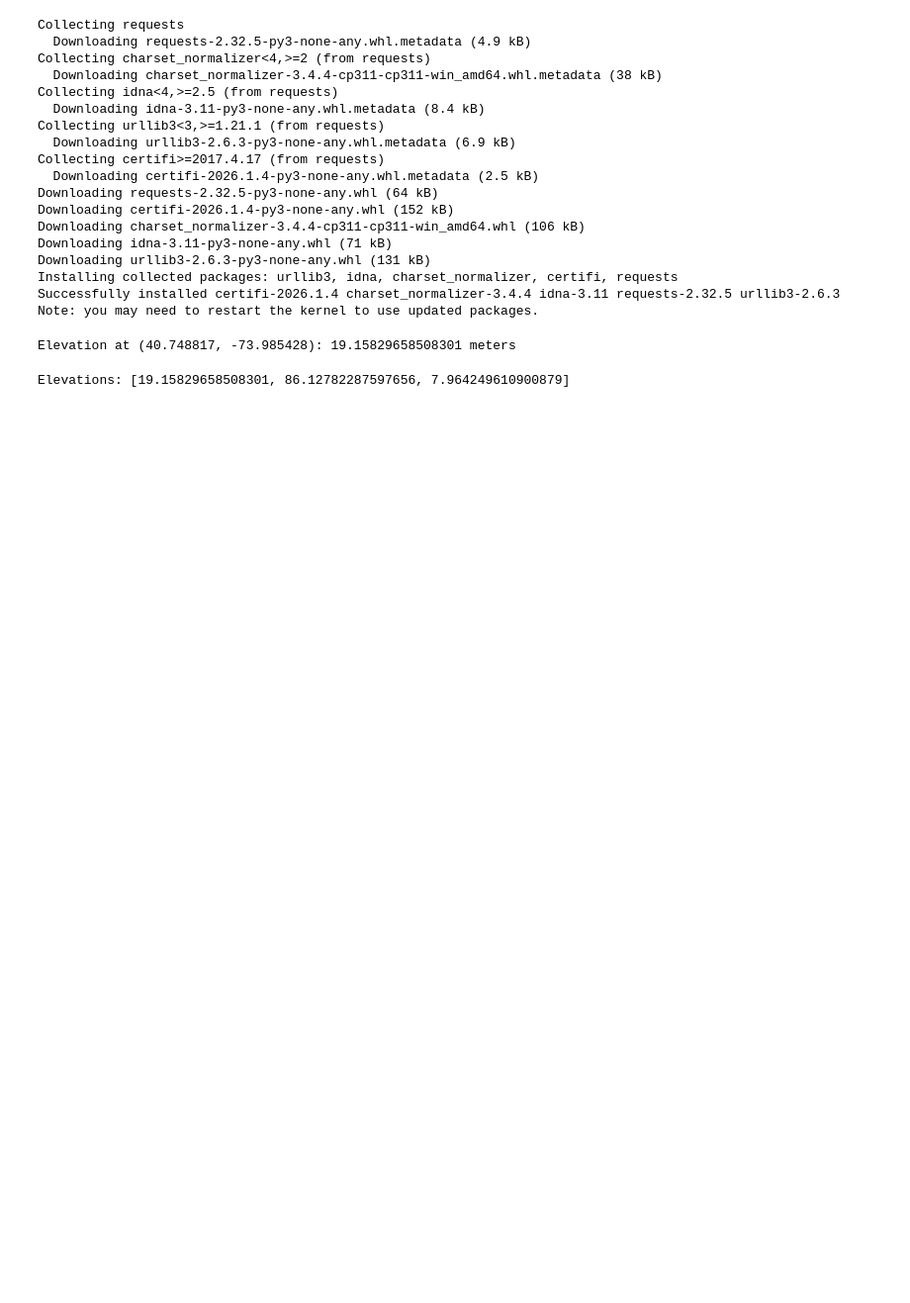
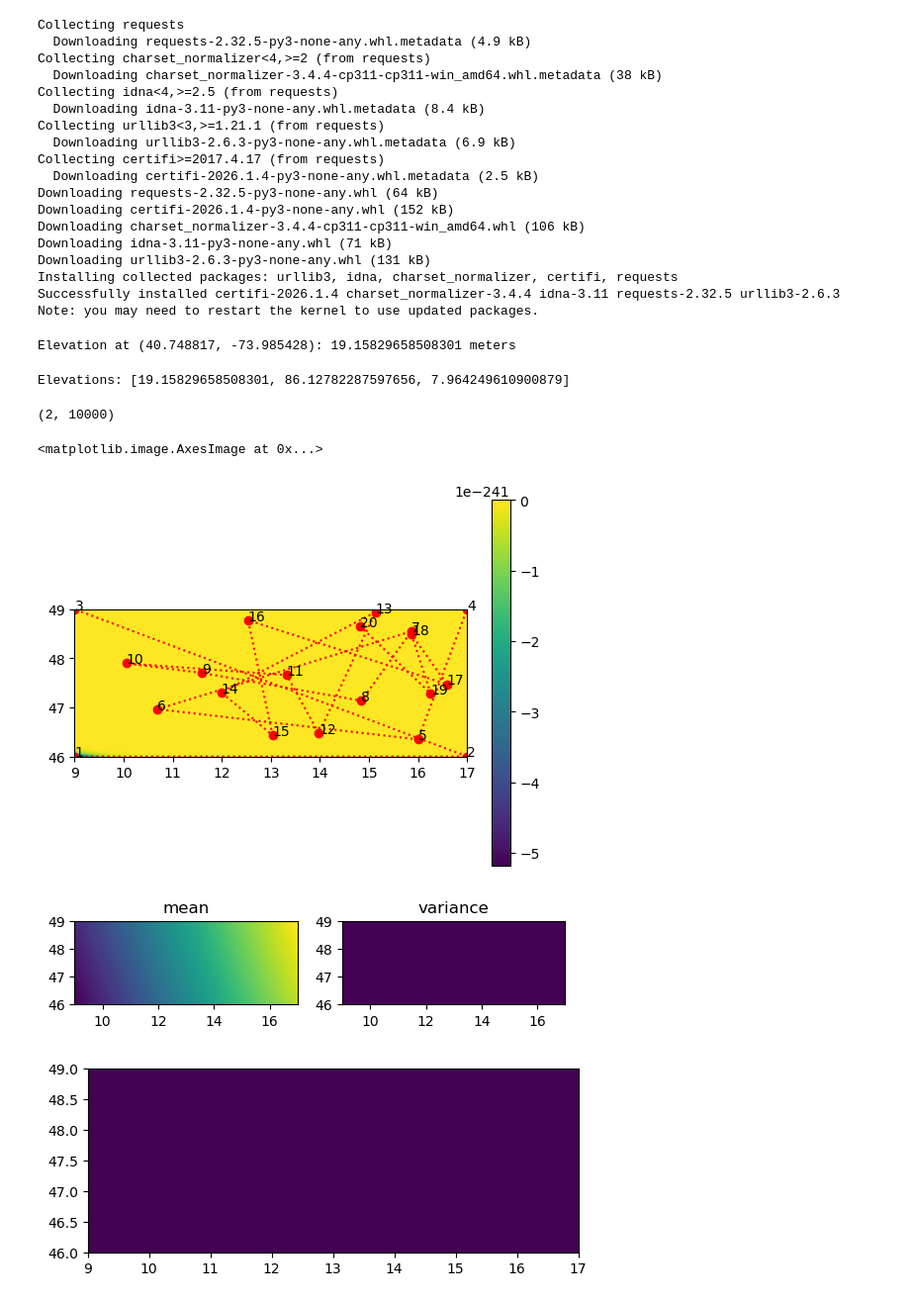
Before and after one commit to aliasadi04/AktivMachineLearningProjekt, a Jupyter notebook: code.ipynb, the cells around one changed output. Shown at 99% size. Cells and saved outputs as stored; diff of their text form; code cells hidden in the pictures; blank space fills up the shorter version.

```diff
--- a/code.ipynb
+++ b/code.ipynb
@@ -94,3 +94,49 @@ elevations = get_elevations_batch(coordinates)
 print("Elevations:", elevations)
 # %% [output]
 Elevations: [19.15829658508301, 86.12782287597656, 7.964249610900879]
+# %%
+normal = multivariate_normal(mean=[0.3,-0.5], cov=[[2,.1],[.1,2]])
+f= lambda x: -normal.pdf(x)
+N = 100
+max_iter = 16
+
+longitude = (9,17)
+lattitude = (46,49)
+x = np.linspace(longitude[0], longitude[1], N)
+y = np.linspace(lattitude[0], lattitude[1], N)
+x = np.array(np.meshgrid(x,y,indexing='ij')).reshape(2,-1)
+
+print(x.shape)
+
+Xinit = np.array([[longitude[0], lattitude[0]], [longitude[1], lattitude[0]], [longitude[0], lattitude[1]], [longitude[1], lattitude[1]]])
+
+bounds2d = [{'name': 'x', 'type': 'continuous', 'domain': longitude},      # longitude
+            {'name': 'y', 'type': 'continuous', 'domain': lattitude}]     # lattitude
+
+bo = GPyOpt.methods.BayesianOptimization(f, domain=bounds2d, X=Xinit, acquisition_type='EI')
+bo.run_optimization(max_iter = max_iter)
+
+# %%
+y=f(x.T).reshape(N,N).T
+plt.figure('Optimization progress')
+im = plt.imshow(y,cmap='viridis',origin='lower',extent=[x[0][0],x[0][-1],x[1][0],x[1][-1]])
+plt.plot(bo.X[:,0],bo.X[:,1],'ro:')
+for i,xx in enumerate(bo.X):
+    plt.text(xx[0],xx[1],'%i'%(i+1))
+plt.colorbar(im)
+plt.figure('Approximated function')
+plt.subplot(1,2,1)
+plt.title('mean')
+plt.imshow(bo.model.predict(x.T)[0].reshape(N,N).T,cmap='viridis',origin='lower',extent=[x[0][0],x[0][-1],x[1][0],x[1][-1]])
+plt.subplot(1,2,2)
+plt.title('variance')
+plt.imshow(bo.model.predict(x.T)[1].reshape(N,N).T,cmap='viridis',origin='lower',extent=[x[0][0],x[0][-1],x[1][0],x[1][-1]])
+#plt.suptitle('Approximated function')
+plt.figure('Acquisition function')
+plt.imshow(-bo.acquisition.acquisition_function(x.T).reshape(N,N).T,cmap='viridis',origin='lower',extent=[x[0][0],x[0][-1],x[1][0],x[1][-1]])
+# %% [output]
+(2, 10000)
+<matplotlib.image.AxesImage at 0x...>
+[figure, added]
+[figure, added]
+[figure, added]
```
Also changed, not shown: parts of 1 cell of this notebook.
